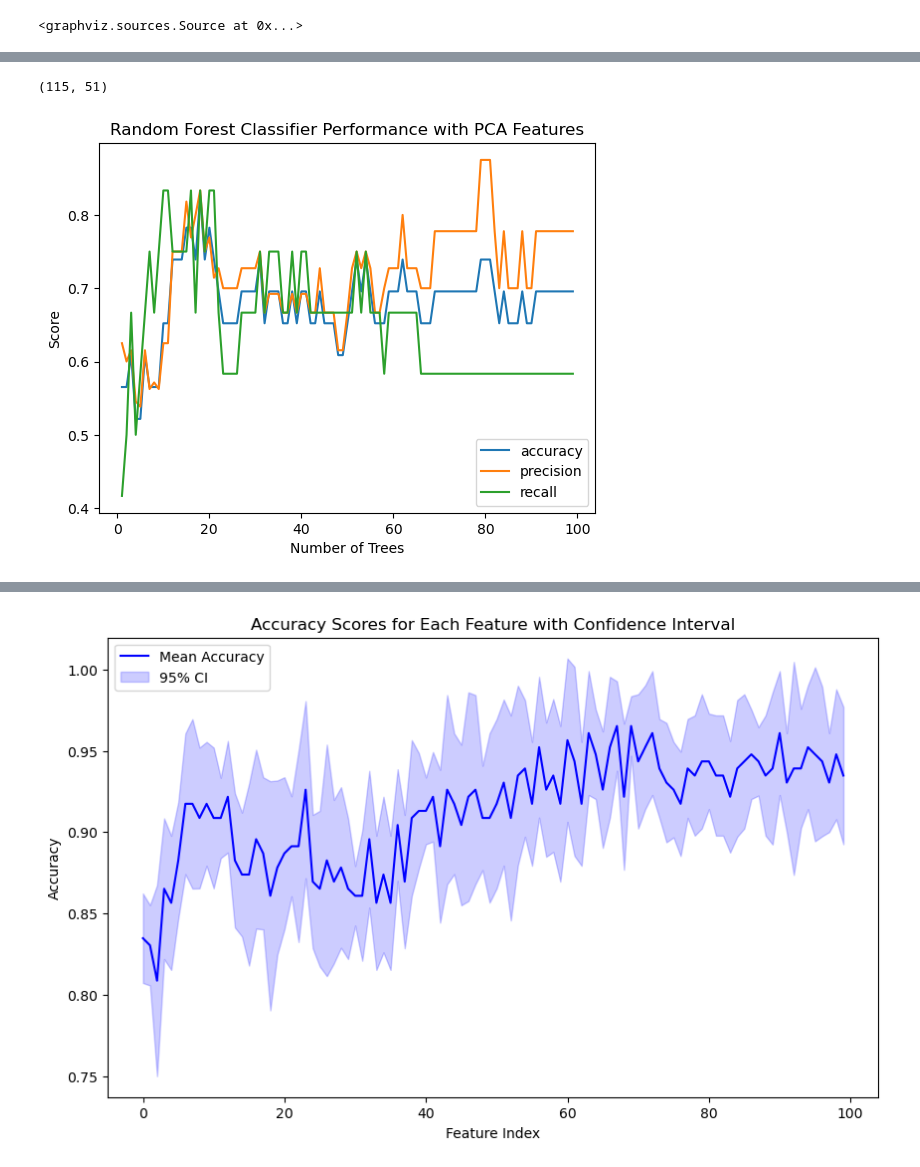
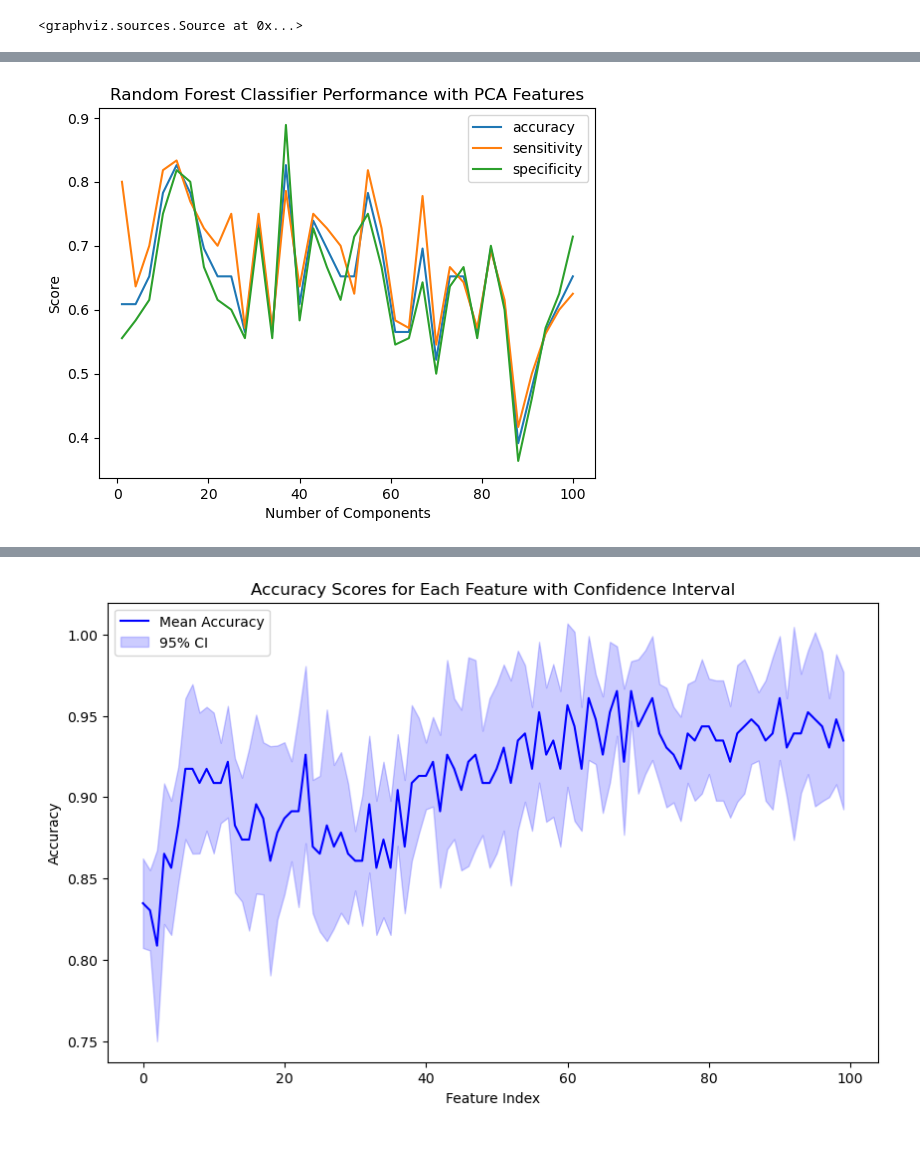
Before and after one commit to jolinevb/Lipo_ML, a Jupyter notebook: assignment.ipynb, the cells around one changed output, grey strips where cells are left out. Cells and saved outputs as stored; diff of their text form; code cells hidden in the pictures.

```diff
--- a/assignment.ipynb
+++ b/assignment.ipynb
@@ -598,37 +648,36 @@ for components in range(1, 101, 3):
     pca_transform = pca.fit_transform(data[data.columns[1:]])
     data_pca = pd.DataFrame(data=pca_transform, columns=[f'PC{i+1}' for i in range(pca_transform.shape[1])])
     data_pca['label'] = data['label'].values  # Add the label column back to the PCA DataFrame
 
     data_lipoma_pca = data_pca[data_pca['label'] == 'lipoma']
     data_liposarcoma_pca = data_pca[data_pca['label'] == 'liposarcoma']
 
-    split_lipoma_pca = split_data(data_lipoma_pca)
-    split_liposarcoma_pca = split_data(data_liposarcoma_pca)
+    split_lipoma_pca = split_data(data_lipoma_pca, 0.8)
+    split_liposarcoma_pca = split_data(data_liposarcoma_pca, 0.8)
     features_train, features_test, label_train, label_test = [
     pd.concat([x, y]) for x, y in zip(split_lipoma_pca, split_liposarcoma_pca)
     ]
 
     model_test = RandomForestClassifier(min_samples_leaf=5, random_state=42, n_estimators=20)
     model_test.fit(features_train, label_train)
     label_pred = model_test.predict(features_test)
     accuracy.append(accuracy_score(label_test, label_pred))
     precision.append(precision_score(label_test, label_pred, pos_label='liposarcoma'))
     recall.append(precision_score(label_test, label_pred, pos_label='lipoma'))
     #print(f"Components: {components}, Accuracy: {accuracy:.4f}, Sensitivity: {precision:.4f}, Specificity: {recall:.4f}")
 
 # Plot components vs accuracy, precision and recall in 1 figure
 fig, axis = plt.subplots()
 axis.plot(range(1, 101, 3), accuracy, label='accuracy')
 axis.plot(range(1, 101, 3), precision, label='sensitivity')
 axis.plot(range(1, 101, 3), recall, label='specificity')
 plt.xlabel('Number of Components')
 plt.ylabel('Score')
 plt.title('Random Forest Classifier Performance with PCA Features')
 plt.legend()
 plt.show()
 # %% [output]
-(115, 51)
-[figure, old version]
+[figure, new version]
 # %%
 # forward selection method
 # sort the features by p-value
```
Also changed, not shown: parts of 3 cells of this notebook.
